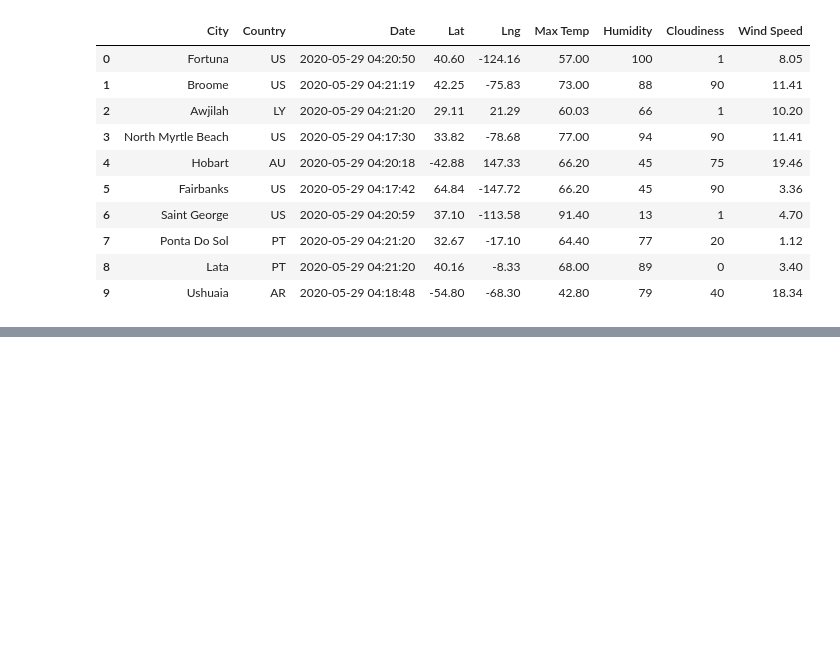
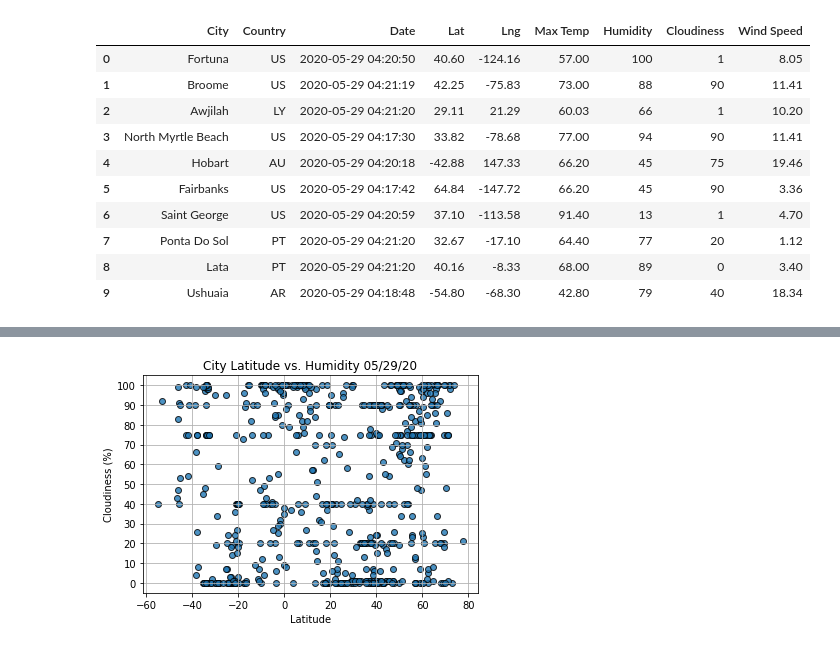
Before and after one commit to IZT-GM/World_Weather_Analysis, a Jupyter notebook: WeatherPy.ipynb, the cells around one changed output, grey strips where cells are left out. Saved outputs shown, nothing was run; the diff lists cells and outputs as text; code cells hidden in the pictures; blank space fills up the shorter version.

```diff
--- a/WeatherPy.ipynb
+++ b/WeatherPy.ipynb
@@ -150,0 +208,21 @@ city_data_df.to_csv(output_data_file,index_label='City_ID')
+# %%
+# Build the scatter plot for latitude vs. Cloudiness.
+plt.scatter(lats,
+           cloudiness,
+           edgecolor='k', linewidths=1,marker='o',
+           alpha=0.8,label='Cities')
+
+#incorporate the other graph properties
+plt.title(f"City Latitude vs. Humidity "+time.strftime('%x'))
+plt.ylabel('Cloudiness (%)')
+plt.xlabel('Latitude')
+plt.grid(True)
+plt.yticks(np.arange(0,110,step=10))
+
+#save the figure
+plt.savefig('weather_data/Fig3.png')
+
+#Show plot
+plt.show()
+# %% [output]
+[figure, added]
```
Also changed, not shown: parts of 8 cells of this notebook, 4 other files.
